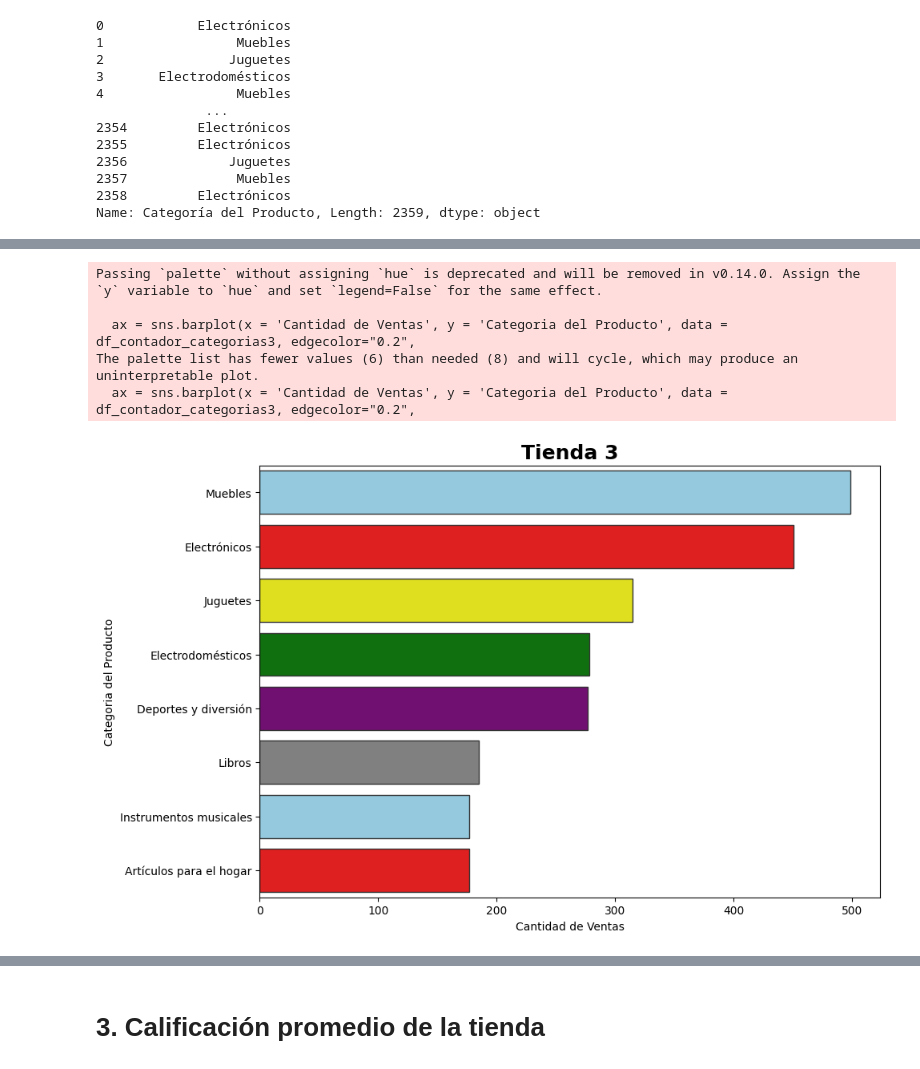
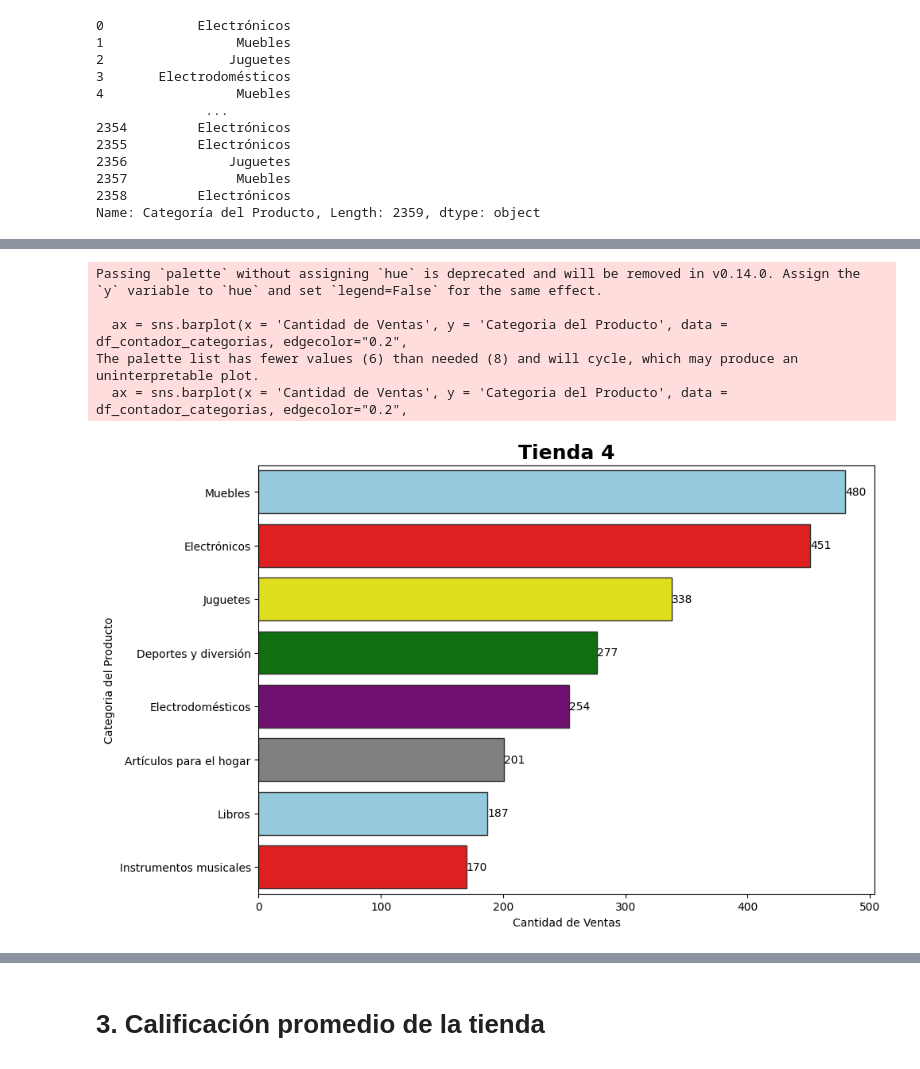
Before and after one commit to nxzK1/challenge-AluraStore, a Jupyter notebook: AluraStoreLatam.ipynb, the cells around one changed output, grey strips where cells are left out. Saved outputs shown, nothing was run; the diff lists cells and outputs as text; code cells hidden in the pictures.

```diff
--- a/AluraStoreLatam.ipynb
+++ b/AluraStoreLatam.ipynb
@@ -203,3 +203,21 @@ listado_cat_tiendas
  Libros                     187
  Instrumentos musicales     170
  Name: count, dtype: int64]
+# %%
+tienda1_categorias_unicas = tienda['Categoría del Producto'].unique()
+
+df_contador_categorias = listado_cat_t1.reset_index()
+df_contador_categorias.columns = ['Categoria del Producto', 'Cantidad de Ventas']
+
+
+def imprime_grafico(df_contador_categorias, titulo):
+  plt.figure(figsize=(10,7))
+
+  ax = sns.barplot(x = 'Cantidad de Ventas', y = 'Categoria del Producto', data = df_contador_categorias, edgecolor="0.2",
+                  palette=['skyblue', 'red', 'yellow', 'green', 'purple', 'gray'])
+  for container in ax.containers:
+    ax.bar_label(container, fmt='%d')
+  plt.title(titulo, fontsize = '18', fontweight = 'bold')
+  plt.show()
+
+imprime_grafico(df_contador_categorias, "Tienda 1")
@@ -245,20 +274,22 @@ The palette list has fewer values (6) than needed (8) and will cycle, which may
 # %%
-tienda3_categorias_unicas = tienda3['Categoría del Producto'].unique()
+tienda4_categorias_unicas = tienda4['Categoría del Producto'].unique()
 
-df_contador_categorias3 = listado_cat_t3.reset_index()
-df_contador_categorias3.columns = ['Categoria del Producto', 'Cantidad de Ventas']
-df_contador_categorias3
+df_contador_categorias4 = listado_cat_t4.reset_index()
+df_contador_categorias4.columns = ['Categoria del Producto', 'Cantidad de Ventas']
+df_contador_categorias4
 
-plt.figure(figsize=(10,7))
+#plt.figure(figsize=(10,7))
 
-ax = sns.barplot(x = 'Cantidad de Ventas', y = 'Categoria del Producto', data = df_contador_categorias3, edgecolor="0.2",
-                palette=['skyblue', 'red', 'yellow', 'green', 'purple', 'gray'])
-plt.title('Tienda 3', fontsize = '18', fontweight = 'bold')
-plt.show()
+#ax = sns.barplot(x = 'Cantidad de Ventas', y = 'Categoria del Producto', data = df_contador_categorias4, edgecolor="0.2",
+#                palette=['skyblue', 'red', 'yellow', 'green', 'purple', 'gray'])
+#plt.title('Tienda 4', fontsize = '18', fontweight = 'bold')
+#plt.show()
+
+imprime_grafico(df_contador_categorias4, "Tienda 4")
 # %% [output]
 Passing `palette` without assigning `hue` is deprecated and will be removed in v0.14.0. Assign the `y` variable to `hue` and set `legend=False` for the same effect.
 
-  ax = sns.barplot(x = 'Cantidad de Ventas', y = 'Categoria del Producto', data = df_contador_categorias3, edgecolor="0.2",
+  ax = sns.barplot(x = 'Cantidad de Ventas', y = 'Categoria del Producto', data = df_contador_categorias, edgecolor="0.2",
 The palette list has fewer values (6) than needed (8) and will cycle, which may produce an uninterpretable plot.
-  ax = sns.barplot(x = 'Cantidad de Ventas', y = 'Categoria del Producto', data = df_contador_categorias3, edgecolor="0.2",
+  ax = sns.barplot(x = 'Cantidad de Ventas', y = 'Categoria del Producto', data = df_contador_categorias, edgecolor="0.2",
-[figure, old version]
+[figure, new version]
```
Also changed, not shown: parts of 22 cells of this notebook.
